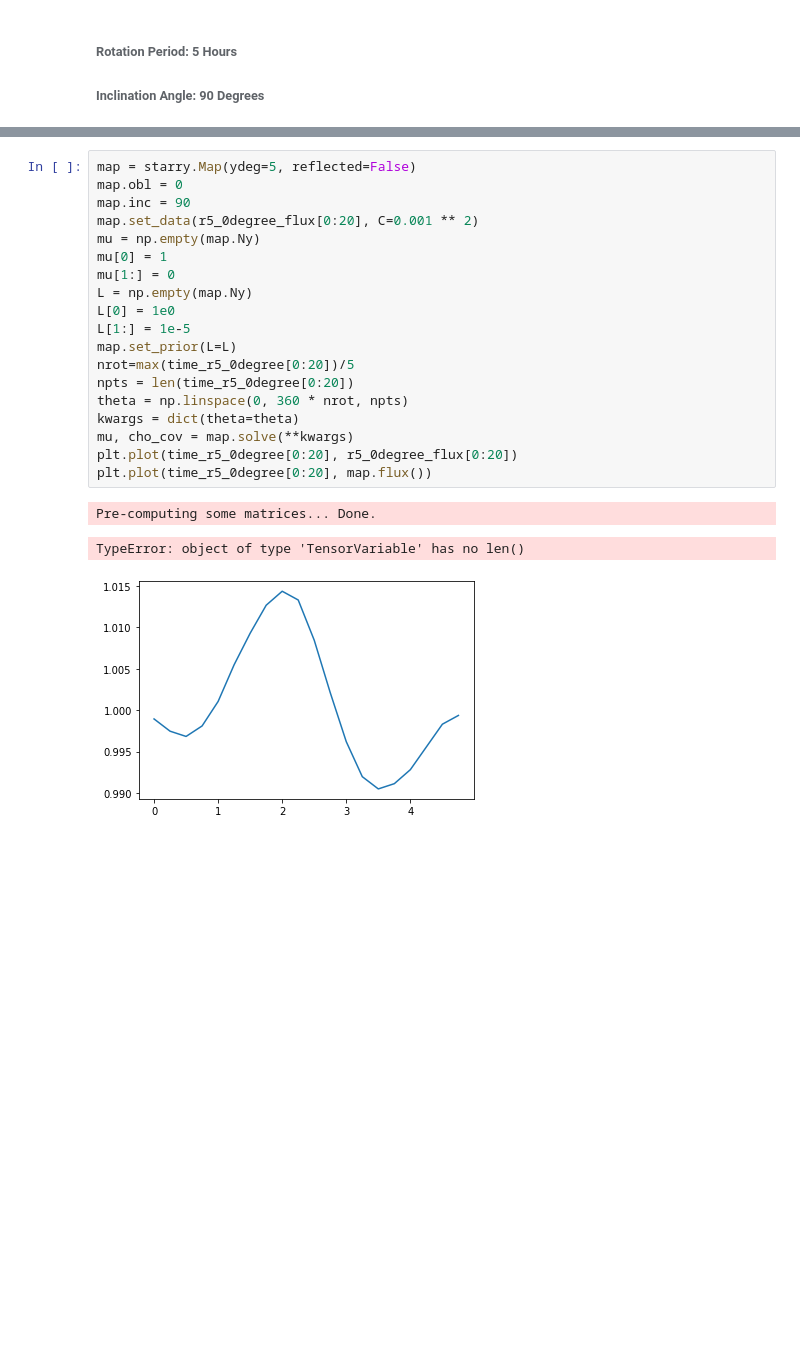
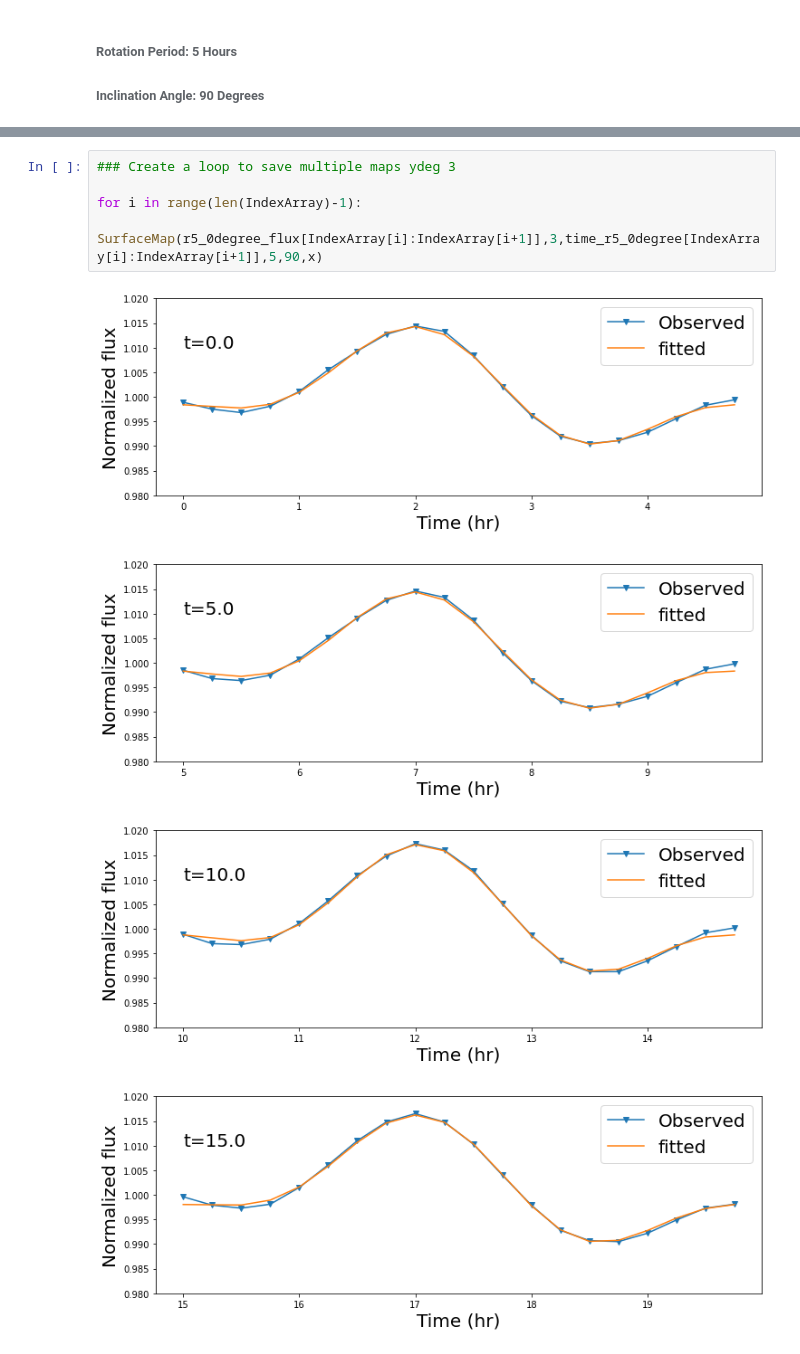
Before and after one commit to MohammadRefat23/StarryAtmospheres, a Jupyter notebook: RotationSplit.ipynb, the cells around one changed output, grey strips where cells are left out. Drawn from its saved outputs; the diff is of its cells as text; blank space fills up the shorter version.

```diff
--- a/RotationSplit.ipynb
+++ b/RotationSplit.ipynb
@@ -106,23 +84,10 @@ Compiling `render`... Done.
-# %%
-map = starry.Map(ydeg=5, reflected=False)
-map.obl = 0
-map.inc = 90
-map.set_data(r5_0degree_flux[0:20], C=0.001 ** 2)
-mu = np.empty(map.Ny)
-mu[0] = 1
-mu[1:] = 0
-L = np.empty(map.Ny)
-L[0] = 1e0
-L[1:] = 1e-5
-map.set_prior(L=L)
-nrot=max(time_r5_0degree[0:20])/5
-npts = len(time_r5_0degree[0:20])
-theta = np.linspace(0, 360 * nrot, npts)
-kwargs = dict(theta=theta)
-mu, cho_cov = map.solve(**kwargs)
-plt.plot(time_r5_0degree[0:20], r5_0degree_flux[0:20])
-plt.plot(time_r5_0degree[0:20], map.flux())
-# %% [output]
-Pre-computing some matrices... Done.
-TypeError: object of type 'TensorVariable' has no len()
-[figure, removed]
+# %%
+### Create a loop to save multiple maps ydeg 3
+
+for i in range(len(IndexArray)-1):
+    SurfaceMap(r5_0degree_flux[IndexArray[i]:IndexArray[i+1]],3,time_r5_0degree[IndexArray[i]:IndexArray[i+1]],5,90,x)
+# %% [output]
+[figure, added]
+[figure, added]
+[figure, added]
+[figure, added]
```
Also changed, not shown: parts of 9 cells of this notebook, 3 other files.
